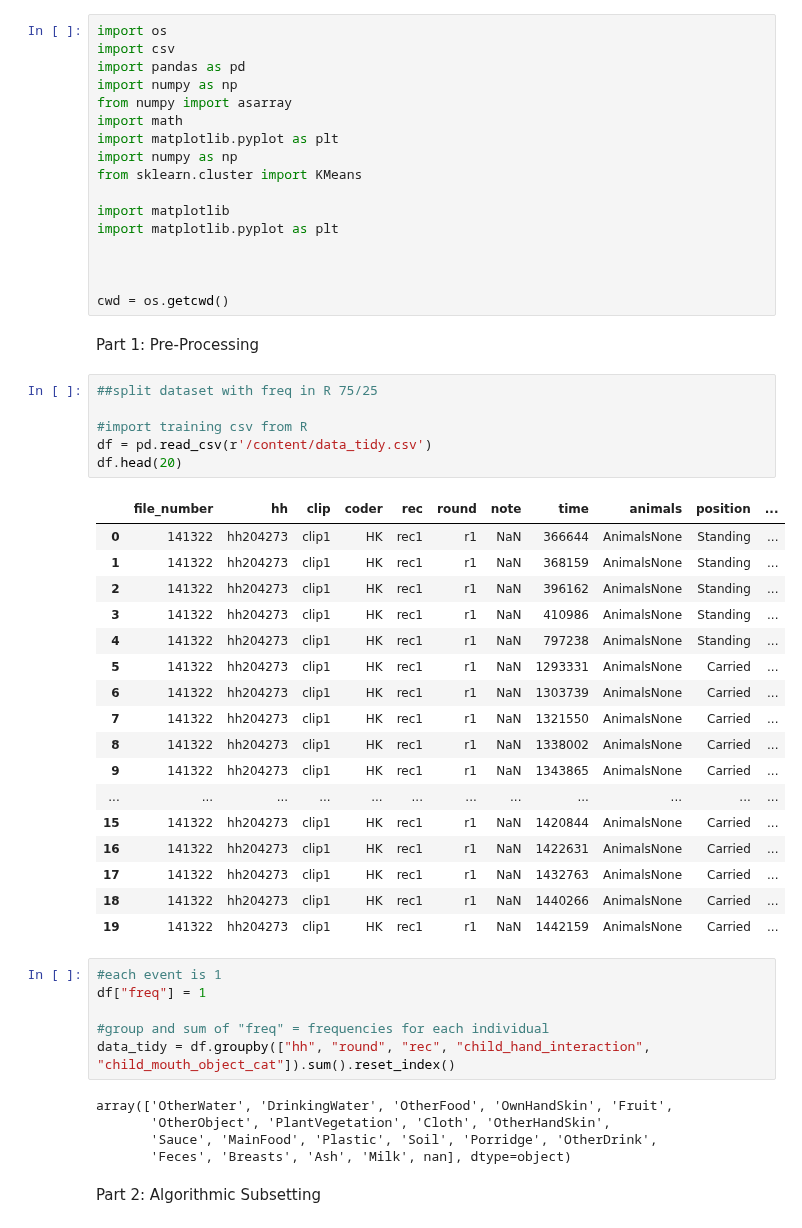
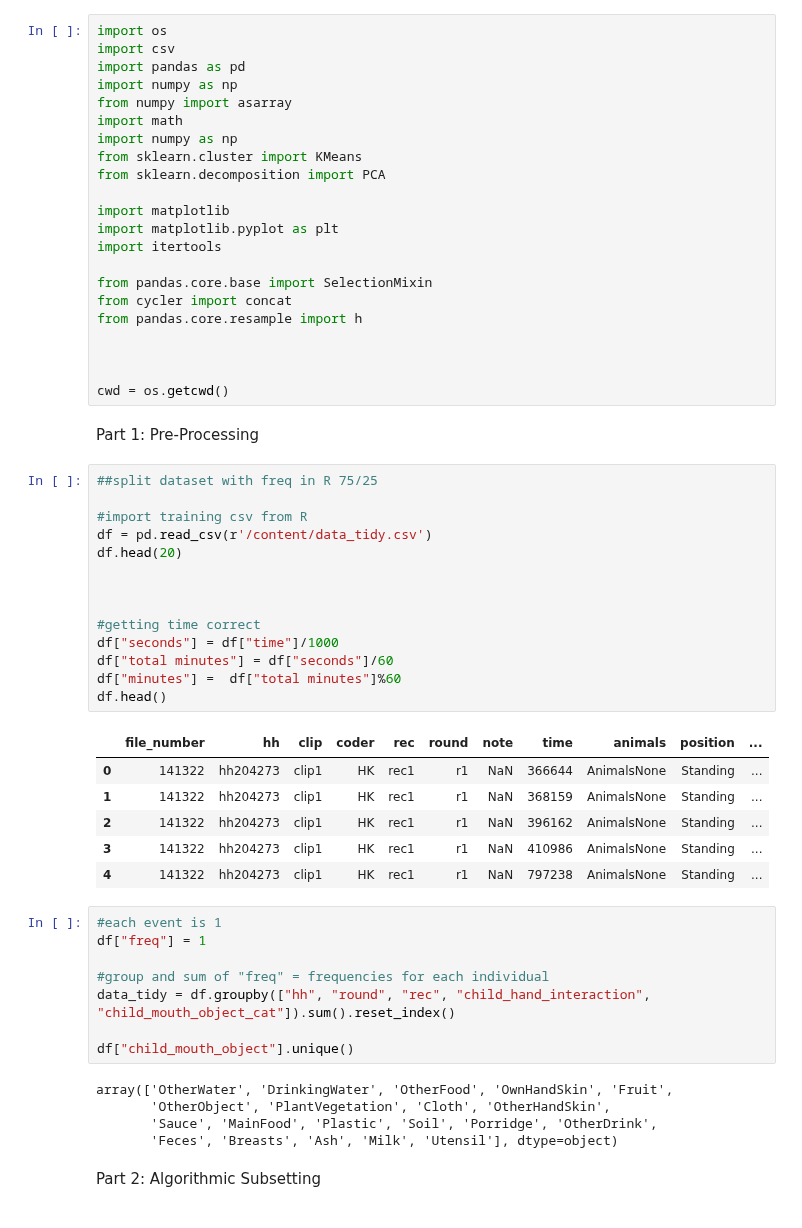
Before and after one commit to reinernoah/Capstone, a Jupyter notebook: Capstone_Code.ipynb, the cells around one changed output. Drawn from its saved outputs; the diff is of its cells as text.

```diff
--- a/Capstone_Code.ipynb
+++ b/Capstone_Code.ipynb
@@ -5,12 +5,17 @@ import pandas as pd
 import numpy as np
 from numpy import asarray
 import math
-import matplotlib.pyplot as plt
 import numpy as np
 from sklearn.cluster import KMeans
+from sklearn.decomposition import PCA
 
 import matplotlib
 import matplotlib.pyplot as plt
+import itertools
+
+from pandas.core.base import SelectionMixin
+from cycler import concat
+from pandas.core.resample import h
 
 
 
@@ -20,37 +25,36 @@ Part 1: Pre-Processing
 # %%
 ##split dataset with freq in R 75/25
 
 #import training csv from R
 df = pd.read_csv(r'/content/data_tidy.csv')
 df.head(20)
+
+
+
+#getting time correct
+df["seconds"] = df["time"]/1000
+df["total minutes"] = df["seconds"]/60
+df["minutes"] =  df["total minutes"]%60
+df.head()
 # %% [output]
 |  | file_number | hh | clip | coder | rec | round | note | time | animals | position | ... |
 | 0 | 141322 | hh204273 | clip1 | HK | rec1 | r1 | NaN | 366644 | AnimalsNone | Standing | ... |
 | 1 | 141322 | hh204273 | clip1 | HK | rec1 | r1 | NaN | 368159 | AnimalsNone | Standing | ... |
 | 2 | 141322 | hh204273 | clip1 | HK | rec1 | r1 | NaN | 396162 | AnimalsNone | Standing | ... |
 | 3 | 141322 | hh204273 | clip1 | HK | rec1 | r1 | NaN | 410986 | AnimalsNone | Standing | ... |
 | 4 | 141322 | hh204273 | clip1 | HK | rec1 | r1 | NaN | 797238 | AnimalsNone | Standing | ... |
-| 5 | 141322 | hh204273 | clip1 | HK | rec1 | r1 | NaN | 1293331 | AnimalsNone | Carried | ... |
-| 6 | 141322 | hh204273 | clip1 | HK | rec1 | r1 | NaN | 1303739 | AnimalsNone | Carried | ... |
-| 7 | 141322 | hh204273 | clip1 | HK | rec1 | r1 | NaN | 1321550 | AnimalsNone | Carried | ... |
-| 8 | 141322 | hh204273 | clip1 | HK | rec1 | r1 | NaN | 1338002 | AnimalsNone | Carried | ... |
-| 9 | 141322 | hh204273 | clip1 | HK | rec1 | r1 | NaN | 1343865 | AnimalsNone | Carried | ... |
-| ... | ... | ... | ... | ... | ... | ... | ... | ... | ... | ... | ... |
-| 15 | 141322 | hh204273 | clip1 | HK | rec1 | r1 | NaN | 1420844 | AnimalsNone | Carried | ... |
-| 16 | 141322 | hh204273 | clip1 | HK | rec1 | r1 | NaN | 1422631 | AnimalsNone | Carried | ... |
-| 17 | 141322 | hh204273 | clip1 | HK | rec1 | r1 | NaN | 1432763 | AnimalsNone | Carried | ... |
-| 18 | 141322 | hh204273 | clip1 | HK | rec1 | r1 | NaN | 1440266 | AnimalsNone | Carried | ... |
-| 19 | 141322 | hh204273 | clip1 | HK | rec1 | r1 | NaN | 1442159 | AnimalsNone | Carried | ... |
 # %%
 #each event is 1
 df["freq"] = 1
 
 #group and sum of "freq" = frequencies for each individual
 data_tidy = df.groupby(["hh", "round", "rec", "child_hand_interaction", "child_mouth_object_cat"]).sum().reset_index()
+
+df["child_mouth_object"].unique()
 # %% [output]
 array(['OtherWater', 'DrinkingWater', 'OtherFood', 'OwnHandSkin', 'Fruit',
        'OtherObject', 'PlantVegetation', 'Cloth', 'OtherHandSkin',
        'Sauce', 'MainFood', 'Plastic', 'Soil', 'Porridge', 'OtherDrink',
-       'Feces', 'Breasts', 'Ash', 'Milk', nan], dtype=object)
+       'Feces', 'Breasts', 'Ash', 'Milk', 'Utensil'], dtype=object)
 # %% [markdown]
 Part 2: Algorithmic Subsetting
```
Also changed, not shown: parts of 37 cells of this notebook.
